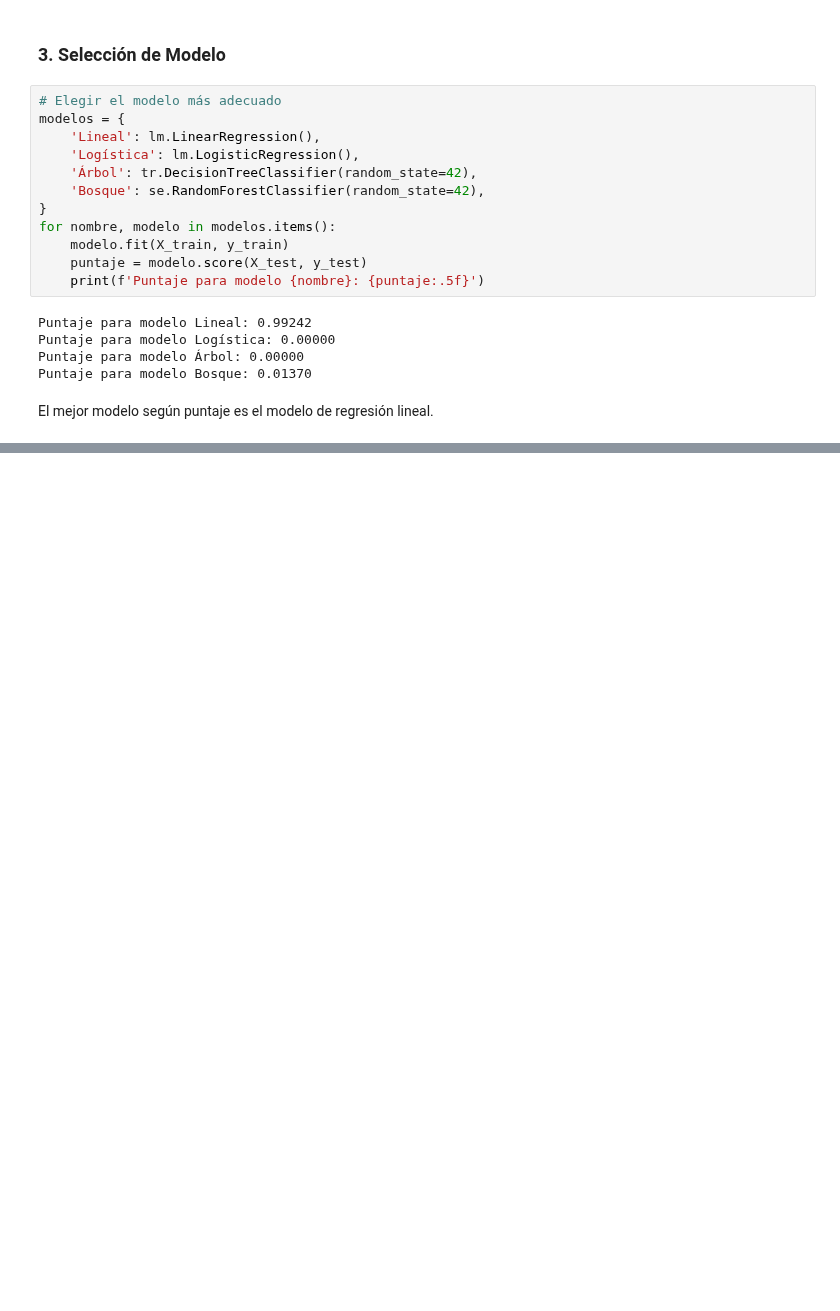
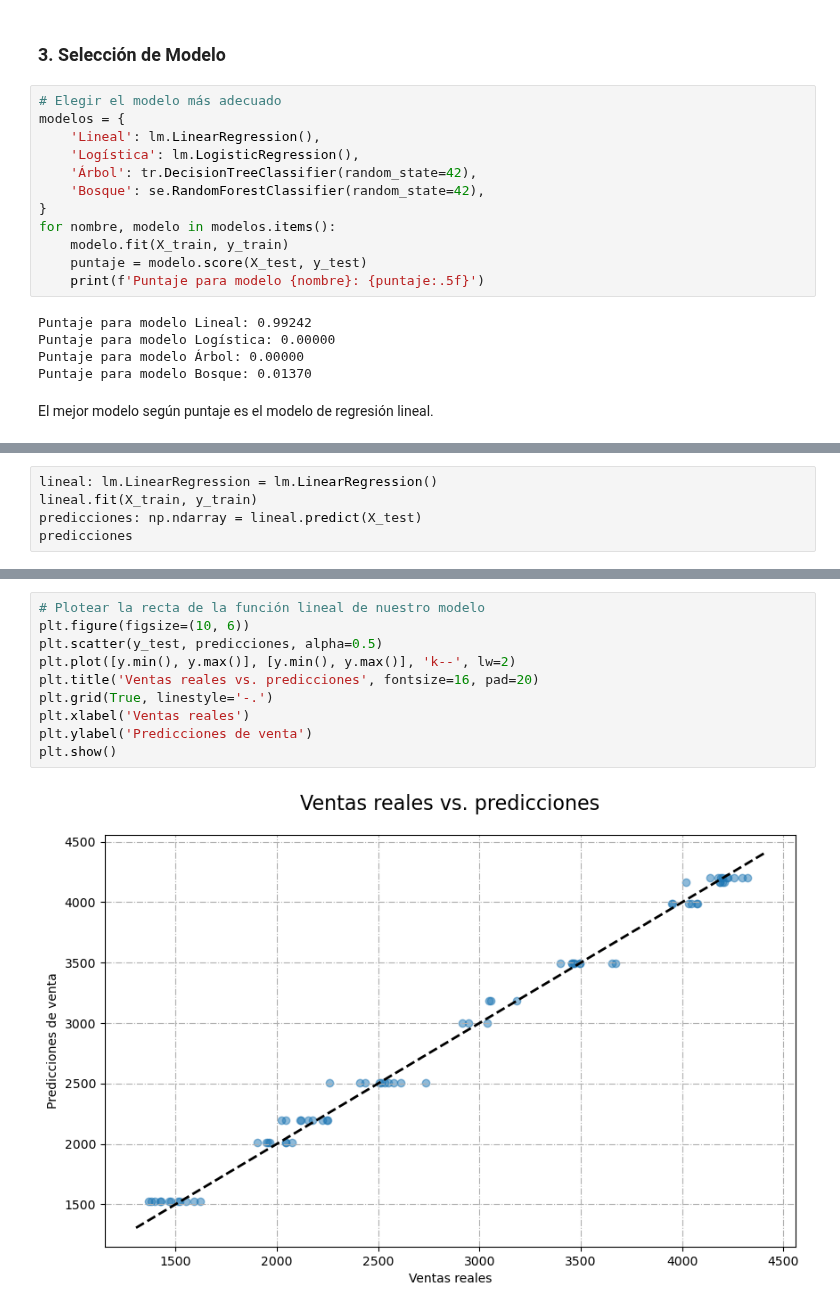
Before and after one commit to frgonzalezb/Udemy_Python_Total_DS_ML, a Jupyter notebook: 11_Machine_Learning_I/Proyecto/Proyecto de Día 11 - Análisis Predictivo para una Tienda Minorista.ipynb, the cells around one changed output, grey strips where cells are left out. Drawn from its saved outputs; the diff is of its cells as text; blank space fills up the shorter version.

Commit message:
4. Entrenamiento y Evaluación del Modelo

```diff
--- a/11_Machine_Learning_I/Proyecto/Proyecto de Día 11 - Análisis Predictivo para una Tienda Minorista.ipynb
+++ b/11_Machine_Learning_I/Proyecto/Proyecto de Día 11 - Análisis Predictivo para una Tienda Minorista.ipynb
@@ -420,0 +423,5 @@ El mejor modelo según puntaje es el modelo de regresión lineal.
+# %%
+lineal: lm.LinearRegression = lm.LinearRegression()
+lineal.fit(X_train, y_train)
+predicciones: np.ndarray = lineal.predict(X_test)
+predicciones
@@ -420,0 +448,12 @@ El mejor modelo según puntaje es el modelo de regresión lineal.
+# %%
+# Plotear la recta de la función lineal de nuestro modelo
+plt.figure(figsize=(10, 6))
+plt.scatter(y_test, predicciones, alpha=0.5)
+plt.plot([y.min(), y.max()], [y.min(), y.max()], 'k--', lw=2)
+plt.title('Ventas reales vs. predicciones', fontsize=16, pad=20)
+plt.grid(True, linestyle='-.')
+plt.xlabel('Ventas reales')
+plt.ylabel('Predicciones de venta')
+plt.show()
+# %% [output]
+[figure, added]
```
Also changed, not shown: parts of 4 cells of this notebook.
